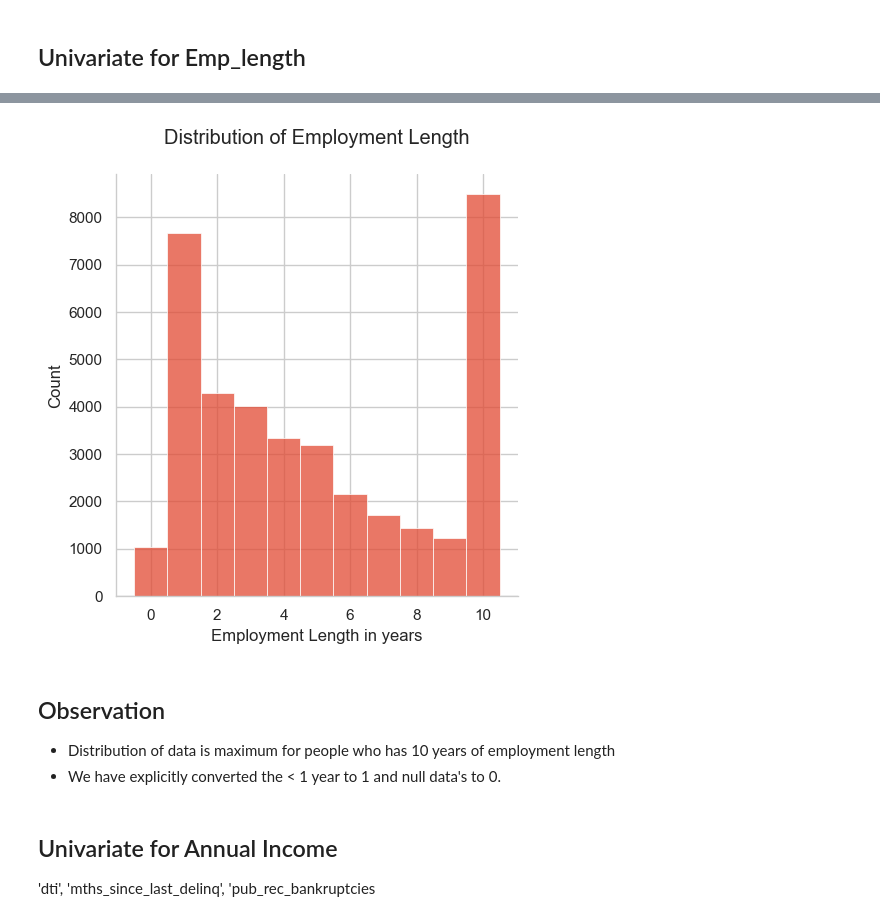
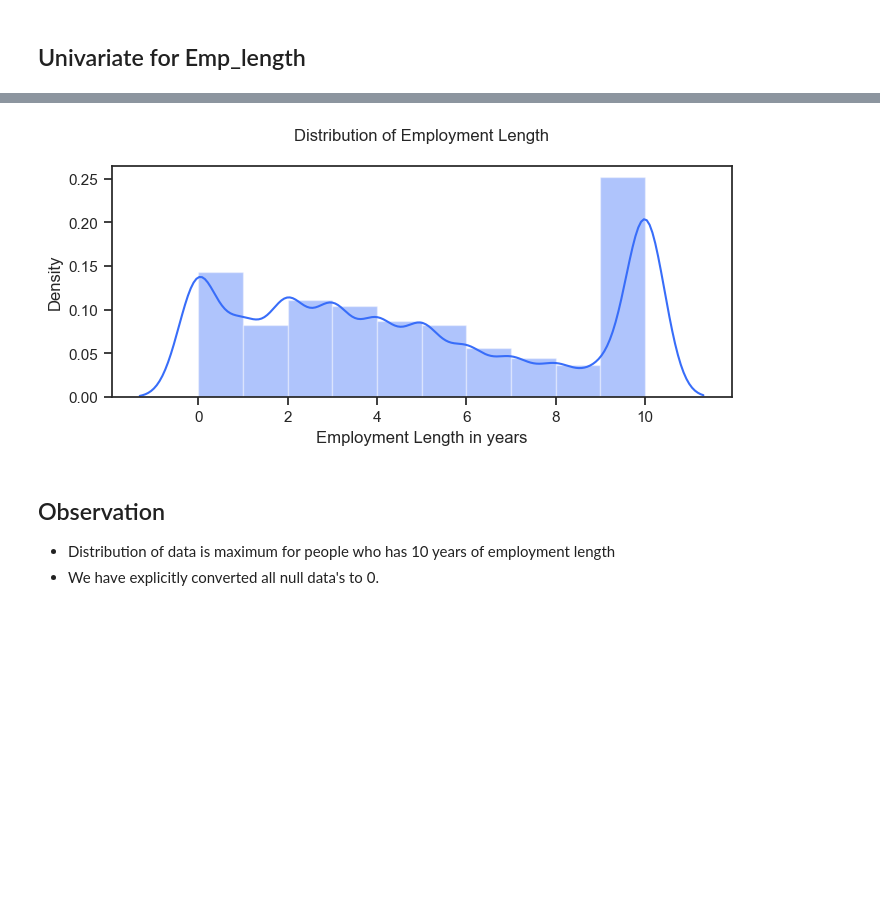
Before and after one commit to rmohamedbasith/Advanced-Regression, a Jupyter notebook: EDA_lendingclub/Data_cleaning.ipynb, the cells around one changed output, grey strips where cells are left out. Saved outputs shown, nothing was run; the diff lists cells and outputs as text; code cells hidden in the pictures; blank space fills up the shorter version.

```diff
--- a/EDA_lendingclub/Data_cleaning.ipynb
+++ b/EDA_lendingclub/Data_cleaning.ipynb
@@ -733,0 +797,2 @@ plt.show()
+# %%
+raw4['own_house']= np.where(raw4['home_ownership'] =='OWN',1,0)
@@ -733,0 +820,2 @@ plt.show()
+# %%
+raw4['income_verified']=np.where(raw4['verification_status'] =='Verified',1,0)
@@ -790,10 +856,0 @@ Name: int_rate, dtype: float64
-# %%
-
-#sns.set_theme(style="whitegrid", palette="pastel")
-
-plt.style.use("ggplot")
-sns.histplot(data=raw4, x='int_rate',bins=25,kde=True)
-plt.xlabel('Interest Rate in Percentage')
-plt.ylabel('Count')
-plt.title('Distribution of Interest Rate\n')
-plt.show()
@@ -807,0 +914,14 @@ plt.show()
+# %%
+raw4['pub_rec_bankruptcies'].value_counts()
+sns.set_style('ticks')
+fig, ax = plt.subplots(figsize=(4, 4))
+sns.set_theme(style="white",palette="rainbow")
+
+
+sns.countplot(x ='pub_rec_bankruptcies', data = raw4, ax=ax)
+plt.xlabel('Term in Months')
+plt.ylabel('Number of Payments')
+plt.title('Distribution of Payments on the Loan \n')
+
+# Show the plot
+plt.show()
@@ -822,21 +932,15 @@ Name: emp_length, dtype: float64
 # %%
-
-sns.set_style('whitegrid')
-#plt.style.use("white")
-sns.displot(data=raw4, x='emp_length',bins=[0,1, 2, 3, 4, 5, 6, 7,8,9,10],discrete=True)
+sns.set_style('ticks')
+fig, ax = plt.subplots(figsize=(8, 3))
+sns.set_theme(style="white",palette="pastel")
+sns.distplot(raw4['emp_length'],bins=10)
 plt.xlabel('Employment Length in years')
-plt.ylabel('Count')
 plt.title('Distribution of Employment Length\n')
 plt.show()
 # %% [output]
-[figure, old version]
+[figure, new version]
 # %% [markdown]
 ## Observation
 
 * Distribution of data is maximum for people who has 10 years of employment length
-* We have explicitly converted the < 1 year to 1 and null data's to 0.
+* We have explicitly converted all null data's to 0.
-# %% [markdown]
-## Univariate for Annual Income
- 'dti',
- 'mths_since_last_delinq',
- 'pub_rec_bankruptcies
```
Also changed, not shown: parts of 132 cells of this notebook.
